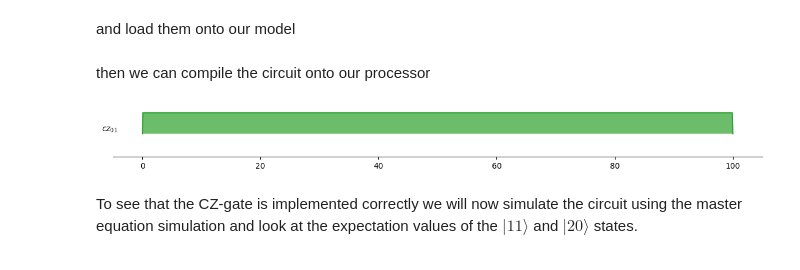
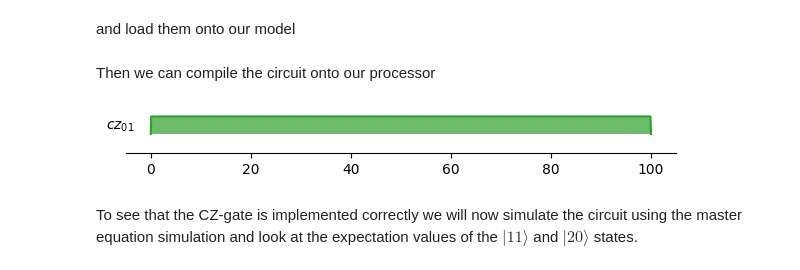
Before and after one commit to aqp-mc2-chalmers/chalmers-qubit, a Jupyter notebook: examples/quantum_gates.ipynb, the cells around one changed output. Drawn from its saved outputs; the diff is of its cells as text; code cells hidden in the pictures.

```diff
--- a/examples/quantum_gates.ipynb
+++ b/examples/quantum_gates.ipynb
@@ -120,13 +127,13 @@ compiler = SarimnerCompiler(model=model, options=options)
 # Create the processor with the given hardware parameters
 sarimner = SarimnerProcessor(model=model, compiler=compiler)
 # %% [markdown]
-then we can compile the circuit onto our processor
+Then we can compile the circuit onto our processor
 # %%
 tlist, coeffs = sarimner.load_circuit(circuit)
 # %%
-sarimner.plot_pulses(show_axis=True);
+sarimner.plot_pulses(show_axis=True, figsize=(6,3));
 # %% [output]
-[figure, old version]
+[figure, new version]
 # %% [markdown]
 To see that the CZ-gate is implemented correctly we will now simulate the circuit using the master equation simulation and look at the expectation values of the $|11\rangle$ and $|20\rangle$ states.
 # %%
```
Also changed, not shown: parts of 15 cells of this notebook, 1 other file.
